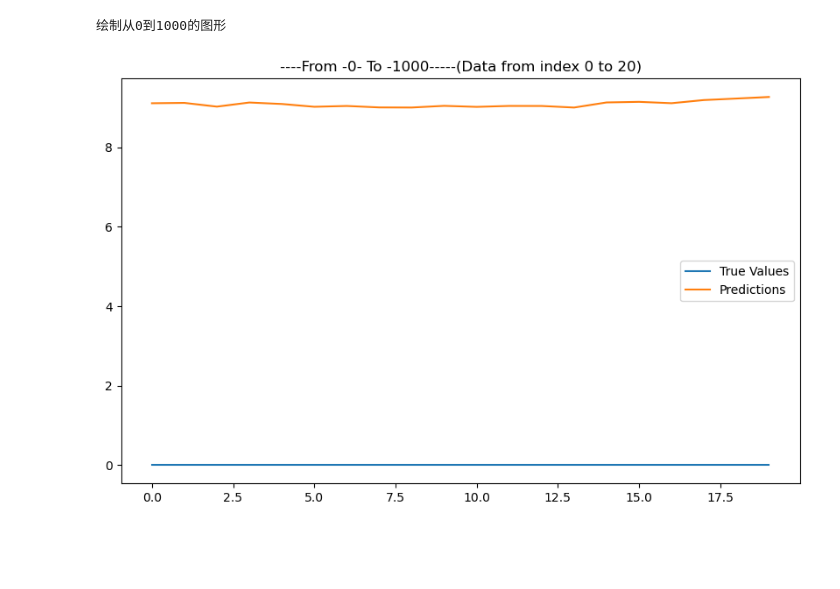
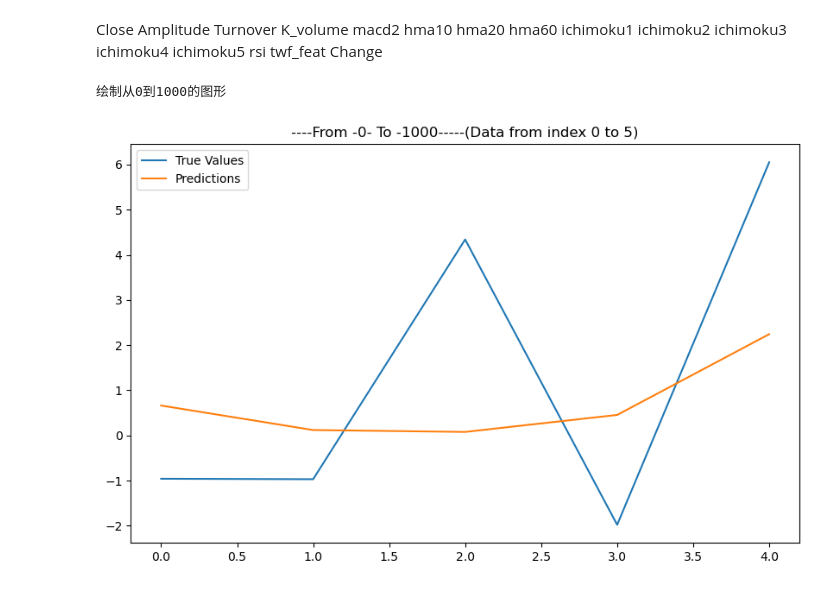
Before and after one commit to lewuyou/tsdata, a Jupyter notebook: results/npy.ipynb, the cells around one changed output. Drawn from its saved outputs; the diff is of its cells as text; code cells hidden in the pictures; blank space fills up the shorter version.

```diff
--- a/results/npy.ipynb
+++ b/results/npy.ipynb
@@ -1,37 +1,43 @@
+# %% [markdown]
+Close	Amplitude	Turnover	K_volume	macd2	hma10	hma20	hma60	ichimoku1	ichimoku2	ichimoku3	ichimoku4	ichimoku5	rsi	twf_feat
+Change
 # %%
 import numpy as np
 import matplotlib.pyplot as plt
 
 # 假设 folder_path 是包含文件的目录
 folder_path = './'
 
 # 加载文件
 metrics = np.load(f'{folder_path}metrics.npy')
 predictions = np.load(f'{folder_path}pred.npy')
 true_values = np.load(f'{folder_path}true.npy')
 # 指定样本索引
 sample_index = 0  # 更改这个索引来查看不同的样本
 
-# 将三维数组降维到一维
-pred_1d = predictions.reshape(-1)
-true_1d = true_values.reshape(-1)
+# 获取需要列的预测和真实数据
+n = 0
+n_pred = predictions[0, :, n]
+n_true = true_values[0, :, n]
+
+
 
 # 选择绘制的数据量
 num_points_to_plot = 1000 # 例如，绘制前500个点
 print(f'绘制从{sample_index}到{num_points_to_plot}的图形')
 
 # 确保sample_index加上num_points_to_plot不会超过数组的长度
-end_index = min(sample_index + num_points_to_plot, len(pred_1d))
+end_index = min(sample_index + num_points_to_plot, len(n_pred))
 
 plt.figure(figsize=(10, 6)) # 设置图形大小
-plt.plot(true_1d[sample_index:end_index], label='True Values')
-plt.plot(pred_1d[sample_index:end_index], label='Predictions')
+plt.plot(n_true[sample_index:end_index], label='True Values')
+plt.plot(n_pred[sample_index:end_index], label='Predictions')
 plt.title(f'----From -{sample_index}- To -{num_points_to_plot}-----(Data from index {sample_index} to {end_index})')
 plt.legend()
 plt.show()
 # %% [output]
 绘制从0到1000的图形
-[figure, old version]
+[figure, new version]
 # %%
 # 打印性能指标
 print(f"MAE: {metrics[0]}, MSE: {metrics[1]}, RMSE: {metrics[2]}, MAPE: {metrics[3]}, MSPE: {metrics[4]}")
```
Also changed, not shown: parts of 2 cells of this notebook, 14 other files.
